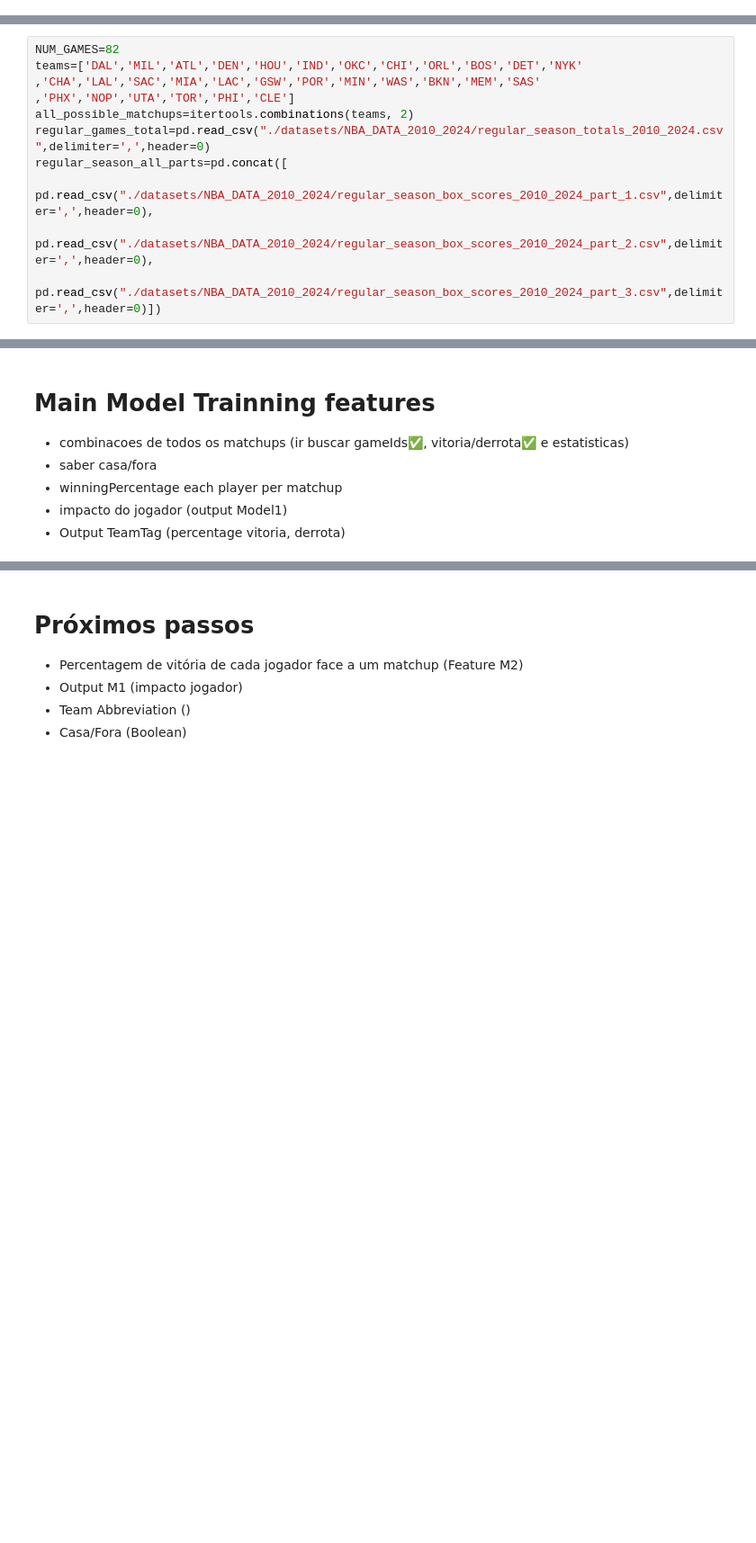
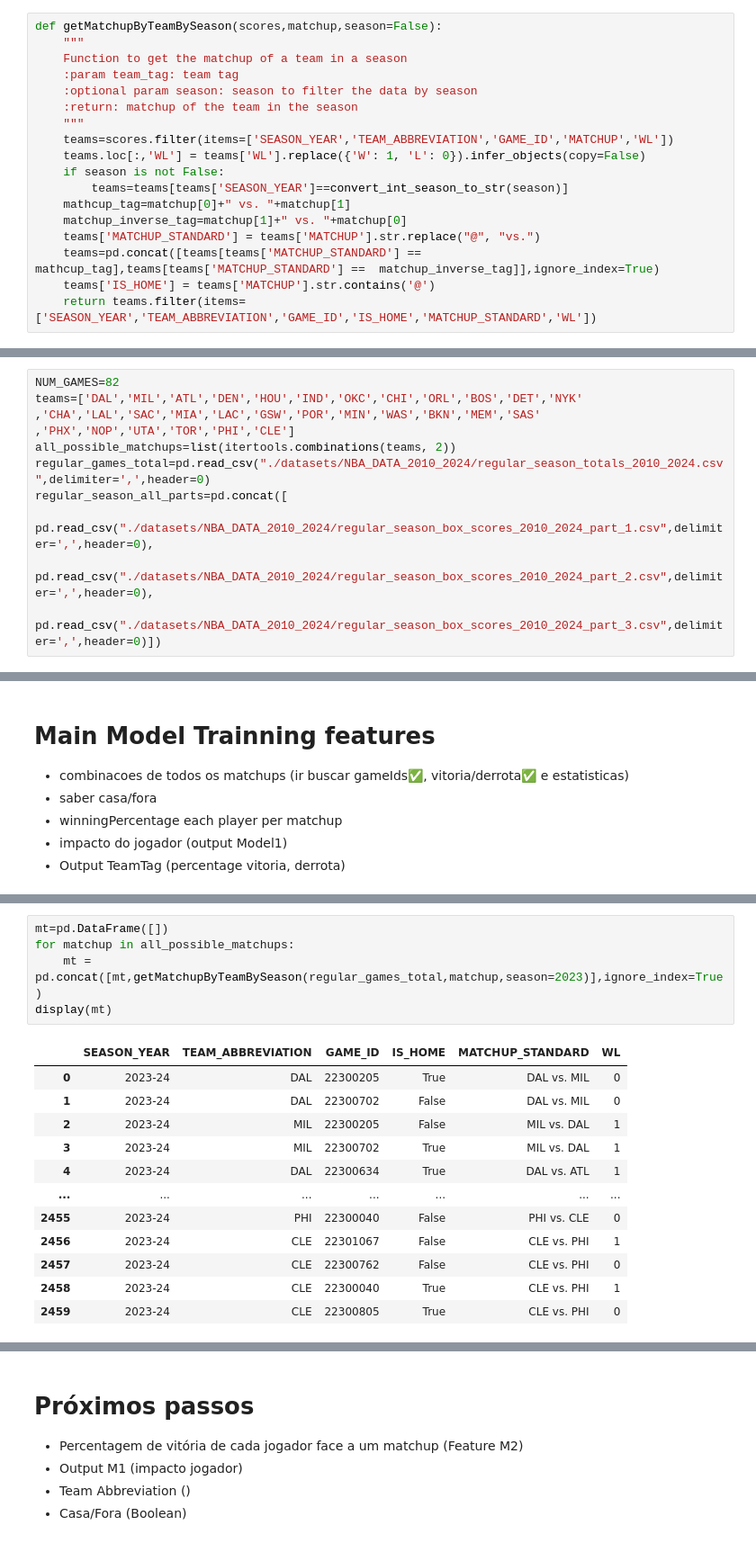
Before and after one commit to HenriqueFreitas07/NBA_ML, a Jupyter notebook: Model.ipynb, the cells around one changed output, grey strips where cells are left out. Shown: that part at 90% size. Cells and saved outputs as stored; diff of their text form; blank space fills up the shorter version.

Commit message:
Implement code changes to enhance functionality and improve performance

```diff
--- a/Model.ipynb
+++ b/Model.ipynb
@@ -5,0 +11,18 @@ We are going on an approach to deduce a "worth" or overall quantitative value to
+# %%
+def getMatchupByTeamBySeason(scores,matchup,season=False):
+    """
+    Function to get the matchup of a team in a season
+    :param team_tag: team tag
+    :optional param season: season to filter the data by season
+    :return: matchup of the team in the season
+    """
+    teams=scores.filter(items=['SEASON_YEAR','TEAM_ABBREVIATION','GAME_ID','MATCHUP','WL'])
+    teams.loc[:,'WL'] = teams['WL'].replace({'W': 1, 'L': 0}).infer_objects(copy=False)
+    if season is not False:
+        teams=teams[teams['SEASON_YEAR']==convert_int_season_to_str(season)]
+    mathcup_tag=matchup[0]+" vs. "+matchup[1]
+    matchup_inverse_tag=matchup[1]+" vs. "+matchup[0]
+    teams['MATCHUP_STANDARD'] = teams['MATCHUP'].str.replace("@", "vs.")
+    teams=pd.concat([teams[teams['MATCHUP_STANDARD'] ==  mathcup_tag],teams[teams['MATCHUP_STANDARD'] ==  matchup_inverse_tag]],ignore_index=True)
+    teams['IS_HOME'] = teams['MATCHUP'].str.contains('@')
+    return teams.filter(items=['SEASON_YEAR','TEAM_ABBREVIATION','GAME_ID','IS_HOME','MATCHUP_STANDARD','WL'])
@@ -44,7 +123,7 @@ NUM_GAMES=82
 teams=['DAL','MIL','ATL','DEN','HOU','IND','OKC','CHI','ORL','BOS','DET','NYK'
 ,'CHA','LAL','SAC','MIA','LAC','GSW','POR','MIN','WAS','BKN','MEM','SAS'
 ,'PHX','NOP','UTA','TOR','PHI','CLE']
-all_possible_matchups=itertools.combinations(teams, 2)
+all_possible_matchups=list(itertools.combinations(teams, 2))
 regular_games_total=pd.read_csv("./datasets/NBA_DATA_2010_2024/regular_season_totals_2010_2024.csv",delimiter=',',header=0)
 regular_season_all_parts=pd.concat([
         pd.read_csv("./datasets/NBA_DATA_2010_2024/regular_season_box_scores_2010_2024_part_1.csv",delimiter=',',header=0),
@@ -217,0 +333,18 @@ print(prediction_plus_minus)
+# %%
+mt=pd.DataFrame([])
+for matchup in all_possible_matchups:
+    mt = pd.concat([mt,getMatchupByTeamBySeason(regular_games_total,matchup,season=2023)],ignore_index=True)
+display(mt)
+# %% [output]
+|  | SEASON_YEAR | TEAM_ABBREVIATION | GAME_ID | IS_HOME | MATCHUP_STANDARD | WL |
+| 0 | 2023-24 | DAL | 22300205 | True | DAL vs. MIL | 0 |
+| 1 | 2023-24 | DAL | 22300702 | False | DAL vs. MIL | 0 |
+| 2 | 2023-24 | MIL | 22300205 | False | MIL vs. DAL | 1 |
+| 3 | 2023-24 | MIL | 22300702 | True | MIL vs. DAL | 1 |
+| 4 | 2023-24 | DAL | 22300634 | True | DAL vs. ATL | 1 |
+| ... | ... | ... | ... | ... | ... | ... |
+| 2455 | 2023-24 | PHI | 22300040 | False | PHI vs. CLE | 0 |
+| 2456 | 2023-24 | CLE | 22301067 | False | CLE vs. PHI | 1 |
+| 2457 | 2023-24 | CLE | 22300762 | False | CLE vs. PHI | 0 |
+| 2458 | 2023-24 | CLE | 22300040 | True | CLE vs. PHI | 1 |
+| 2459 | 2023-24 | CLE | 22300805 | True | CLE vs. PHI | 0 |
```
Also changed, not shown: parts of 10 cells of this notebook.
